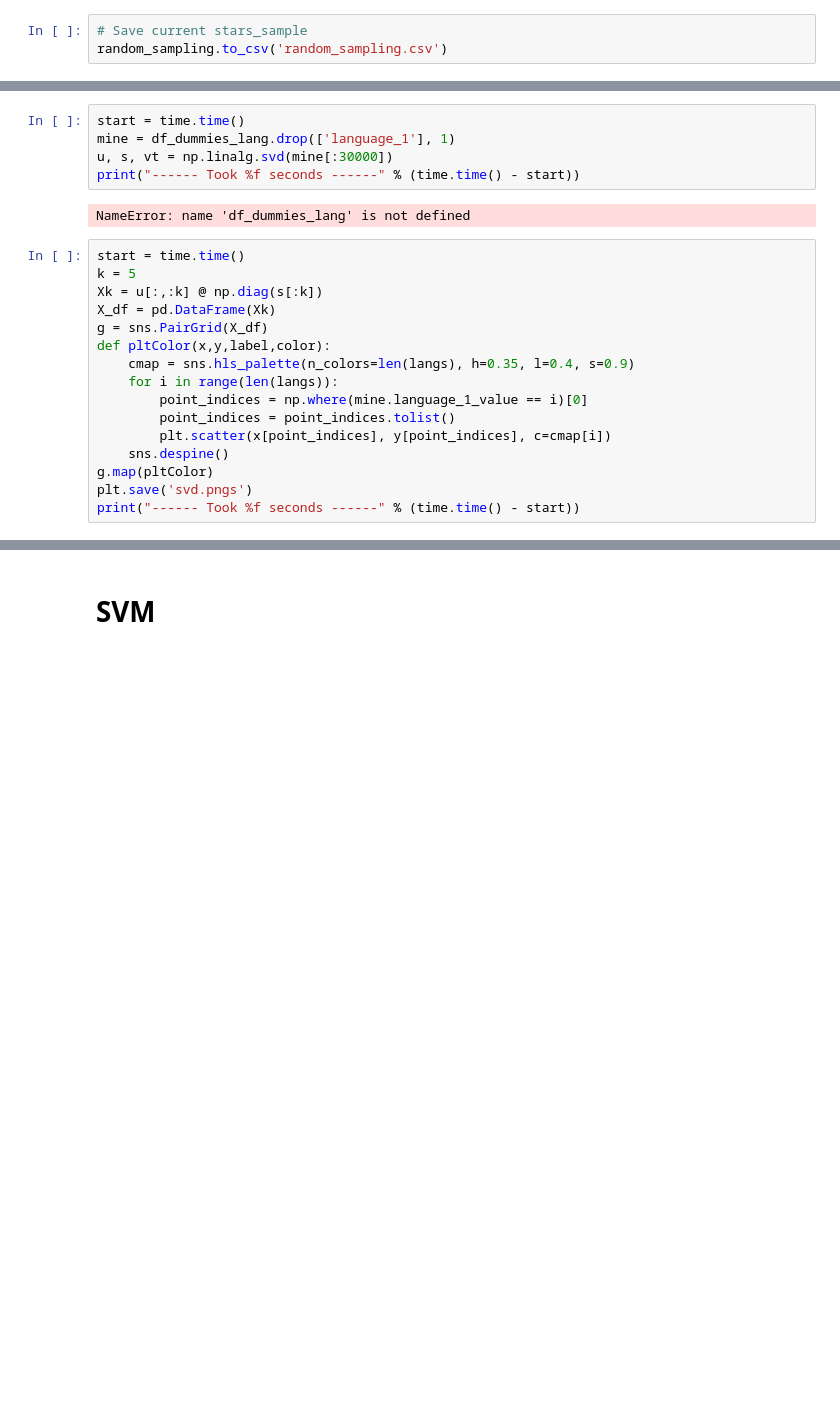
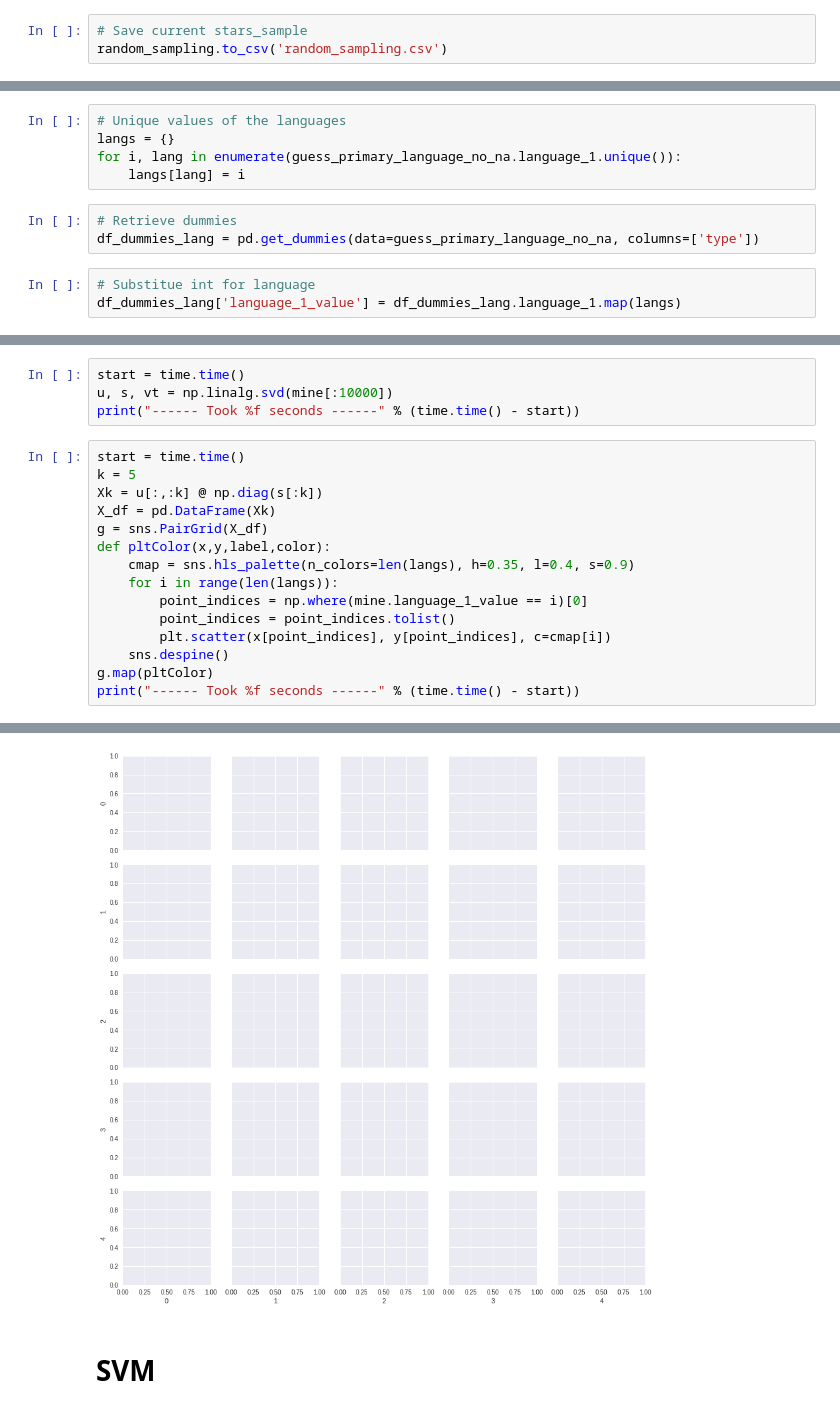
Before and after one commit to sean-smith/peregrine, a Jupyter notebook: GitHub_Analysis.ipynb, the cells around one changed output, grey strips where cells are left out. Saved outputs shown, nothing was run; the diff lists cells and outputs as text; blank space fills up the shorter version.

```diff
--- a/GitHub_Analysis.ipynb
+++ b/GitHub_Analysis.ipynb
@@ -374,0 +384,11 @@ except:
+# %%
+# Unique values of the languages
+langs = {}
+for i, lang in enumerate(guess_primary_language_no_na.language_1.unique()):
+    langs[lang] = i
+# %%
+# Retrieve dummies
+df_dummies_lang = pd.get_dummies(data=guess_primary_language_no_na, columns=['type'])
+# %%
+# Substitue int for language
+df_dummies_lang['language_1_value'] = df_dummies_lang.language_1.map(langs)
@@ -375,10 +397,7 @@ except:
 # %%
 start = time.time()
-mine = df_dummies_lang.drop(['language_1'], 1)
-u, s, vt = np.linalg.svd(mine[:30000])
+u, s, vt = np.linalg.svd(mine[:10000])
 print("------ Took %f seconds ------" % (time.time() - start))
-# %% [output]
-NameError: name 'df_dummies_lang' is not defined
 # %%
 start = time.time()
 k = 5
@@ -393,5 +412,5 @@ def pltColor(x,y,label,color):
         plt.scatter(x[point_indices], y[point_indices], c=cmap[i])
     sns.despine()
 g.map(pltColor)
-plt.save('svd.pngs')
 print("------ Took %f seconds ------" % (time.time() - start))
+# %% [output]
@@ -398,3 +418,4 @@ print("------ Took %f seconds ------" % (time.time() - start))
+[figure, added]
 # %% [markdown]
 # SVM
 # %%
```
Also changed, not shown: parts of 19 cells of this notebook, 1 other file.
